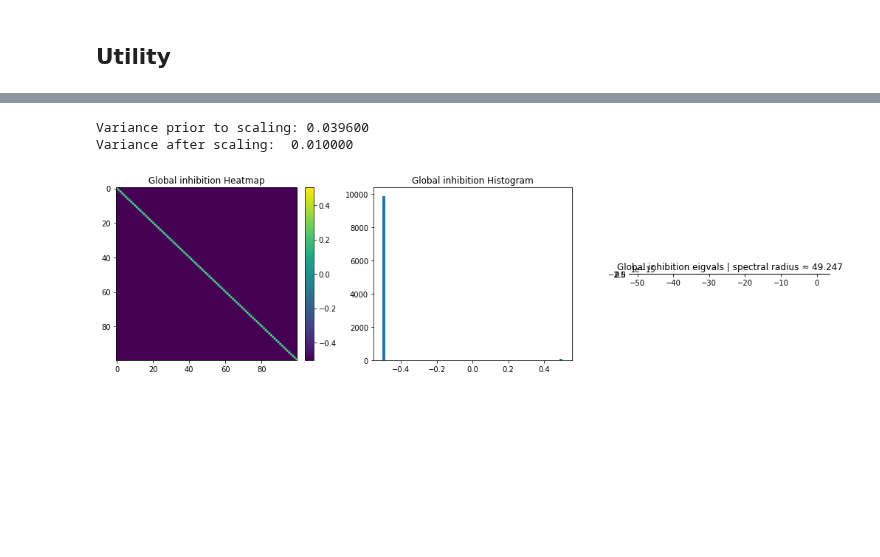
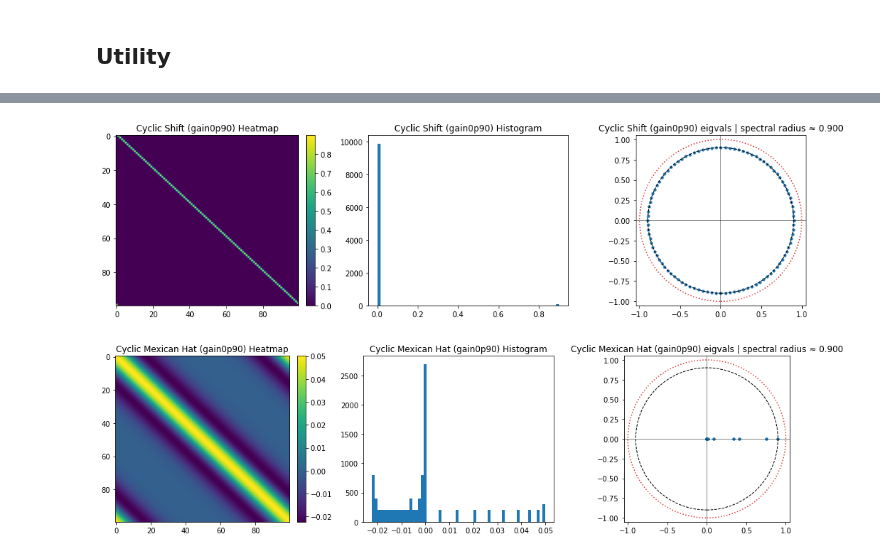
Before and after one commit to margotwagner/HCPrediction, a Jupyter notebook: notebooks/hidden-weight-builder.ipynb, the cells around one changed output, grey strips where cells are left out. Cells and saved outputs as stored; diff of their text form; code cells hidden in the pictures; blank space fills up the shorter version.

```diff
--- a/notebooks/hidden-weight-builder.ipynb
+++ b/notebooks/hidden-weight-builder.ipynb
@@ -752,11 +36,49 @@ def build_global_inhibition(
-# %%
-n = 100
-target_var = xavier_variance(n, n, gain=1)
-W = build_global_inhibition(
-    n, w_self=1.0, w_inh=-1.0, target_var=target_var, verbose=True, dtype=np.float32
-)
-plot_weight_all(W, title="Global inhibition")
-# %% [output]
-Variance prior to scaling: 0.039600
-Variance after scaling:  0.010000
-[figure, removed]
+# %%
+# =========================
+# Example usage
+# =========================
+
+save_dir = "../data/Ns100_SeqN100/hidden-weight-inits"
+n = 100
+target_gain = 0.90  # primary control for dynamics
+target_var = theo_var  # optional: report/compare but gain wins last
+inits = []
+# %%
+# --- Shift (cyclic) ---
+W = bhw.build_shift(
+    n, off=1.0, cyclic=True, target_var=None, target_gain=None, verbose=True
+)
+# optional biological tweaks BEFORE final gain scaling:
+# W = impose_dale_law_np(W, frac_exc=0.8, balanced_rows=True, seed=0)
+# W = apply_sparsity_np(W, p=0.3, seed=0)
+# W = add_gaussian_noise_np(W, noise_std=1e-3, seed=0)
+# now gain match
+W, _ = bhw.scale_to_gain_np(W, target_gain)
+inits.append(("cyclic_shift", W))
+bhw.plot_weight_all(W, title=f"Cyclic Shift ({bhw.gain_tag(target_gain)})")
+name = f"hidden_cyclic_shift_n{n}_{bhw.gain_tag(target_gain)}"
+# bhw.save_matrix(
+#    W, save_dir, name, meta={"type": "cyclic_shift", "n": n, "target_gain": target_gain}
+# )
+# %% [output]
+[figure, added]
+# %%
+# --- Mexican hat (cyclic) ---
+W = bhw.build_mexican_hat(
+    n=n, sigma=None, cyclic=True, target_var=None, target_gain=None, verbose=True
+)
+# (optional) W = impose_dale_law_np(W, frac_exc=0.8, balanced_rows=True, seed=0)
+# (optional) W = apply_sparsity_np(W, p=0.5, seed=1)
+# (optional) W = add_gaussian_noise_np(W, noise_std=5e-4, seed=0)
+W, _ = bhw.scale_to_gain_np(W, target_gain)
+inits.append(("mexican_hat_cyc", W))
+bhw.plot_weight_all(W, title=f"Cyclic Mexican Hat ({bhw.gain_tag(target_gain)})")
+name = f"hidden_cmh_n{n}_{bhw.gain_tag(target_gain)}"
+# bhw.save_matrix(
+#    W,
+#    save_dir,
+#    name,
+#    meta={"type": "cyclic_mexican_hat", "n": n, "target_gain": target_gain},
+# )
+# %% [output]
+[figure, added]
```
Also changed, not shown: parts of 57 cells of this notebook, 1 other file.
